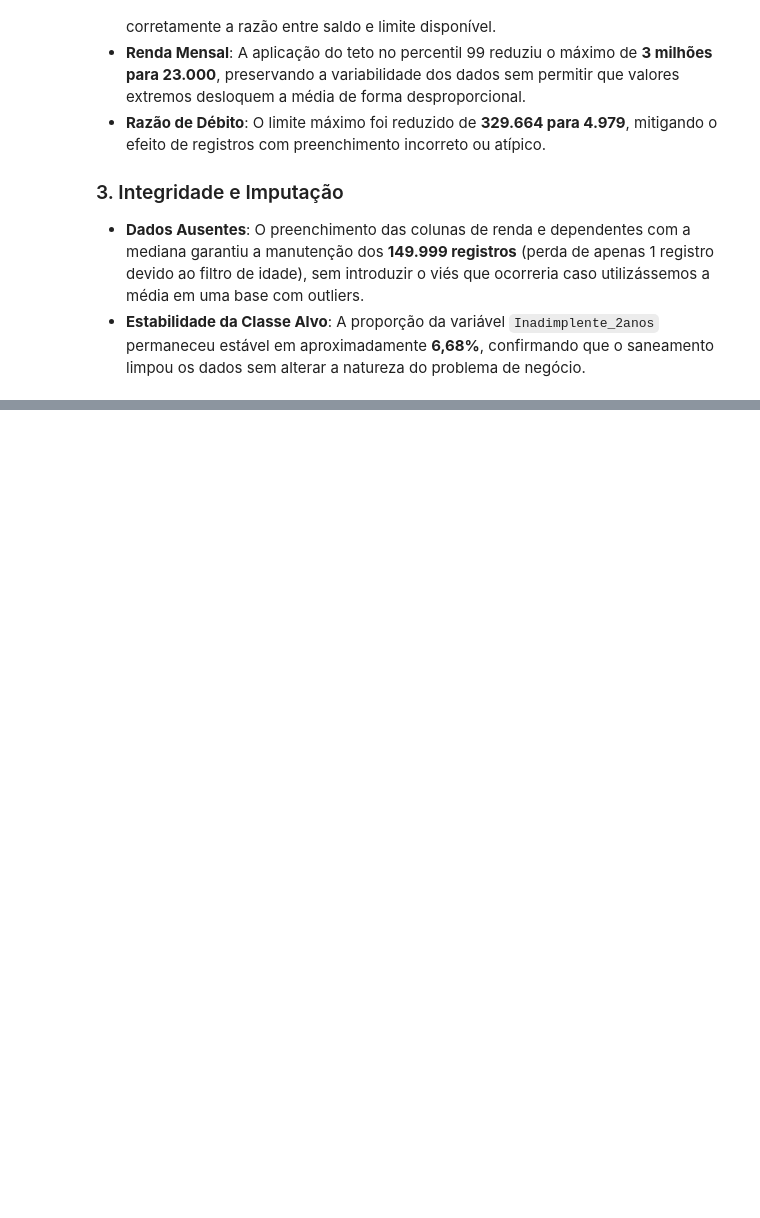
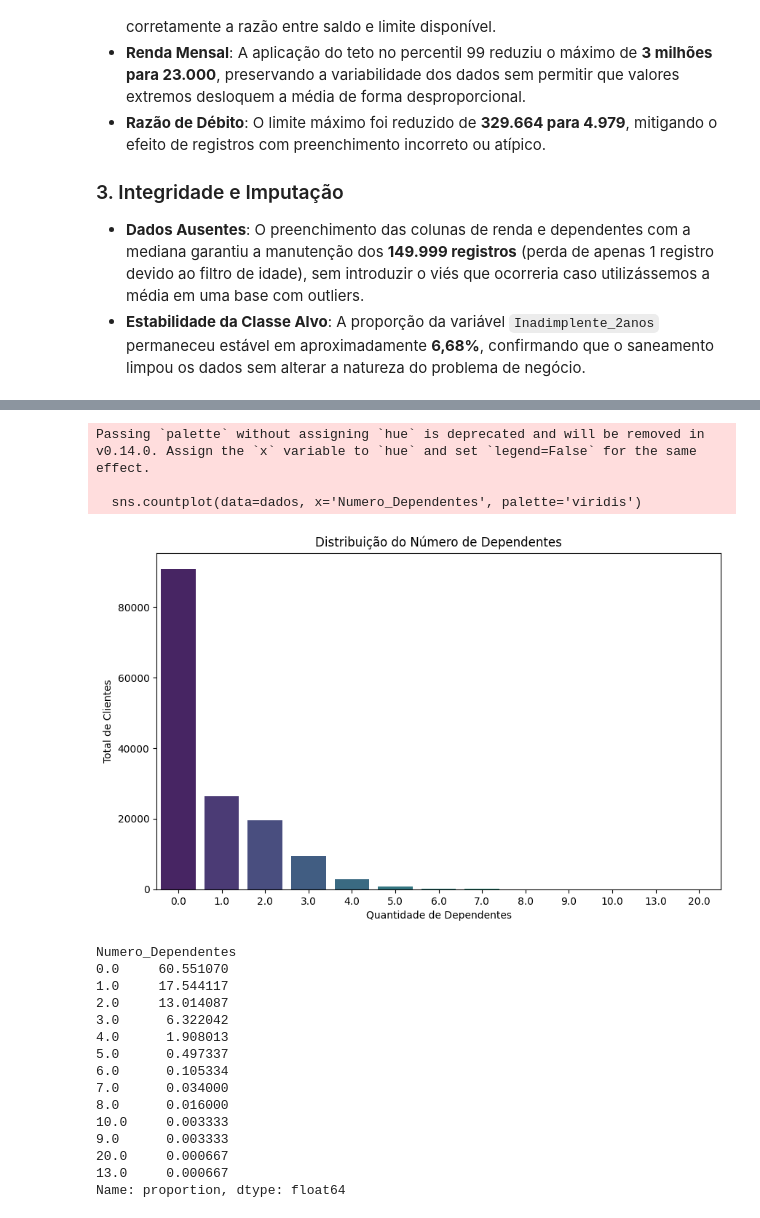
Before and after one commit to nayarasudariodiniz/credit-scoring-logistic-regression, a Jupyter notebook: GiveMeSomeCredit.ipynb, the cells around one changed output, grey strips where cells are left out. Cells and saved outputs as stored; diff of their text form; code cells hidden in the pictures; blank space fills up the shorter version.

```diff
--- a/GiveMeSomeCredit.ipynb
+++ b/GiveMeSomeCredit.ipynb
@@ -349,0 +594,30 @@ As variáveis financeiras agora apresentam amplitudes condizentes com a realidad
+# %%
+plt.figure(figsize=(10, 6))
+sns.countplot(data=dados, x='Numero_Dependentes', palette='viridis')
+plt.title('Distribuição do Número de Dependentes')
+plt.xlabel('Quantidade de Dependentes')
+plt.ylabel('Total de Clientes')
+plt.show()
+
+# Análise percentual
+print(dados['Numero_Dependentes'].value_counts(normalize=True) * 100)
+# %% [output]
+Passing `palette` without assigning `hue` is deprecated and will be removed in v0.14.0. Assign the `x` variable to `hue` and set `legend=False` for the same effect.
+
+  sns.countplot(data=dados, x='Numero_Dependentes', palette='viridis')
+[figure, added]
+Numero_Dependentes
+0.0     60.551070
+1.0     17.544117
+2.0     13.014087
+3.0      6.322042
+4.0      1.908013
+5.0      0.497337
+6.0      0.105334
+7.0      0.034000
+8.0      0.016000
+10.0     0.003333
+9.0      0.003333
+20.0     0.000667
+13.0     0.000667
+Name: proportion, dtype: float64
```
Also changed, not shown: parts of 30 cells of this notebook.
